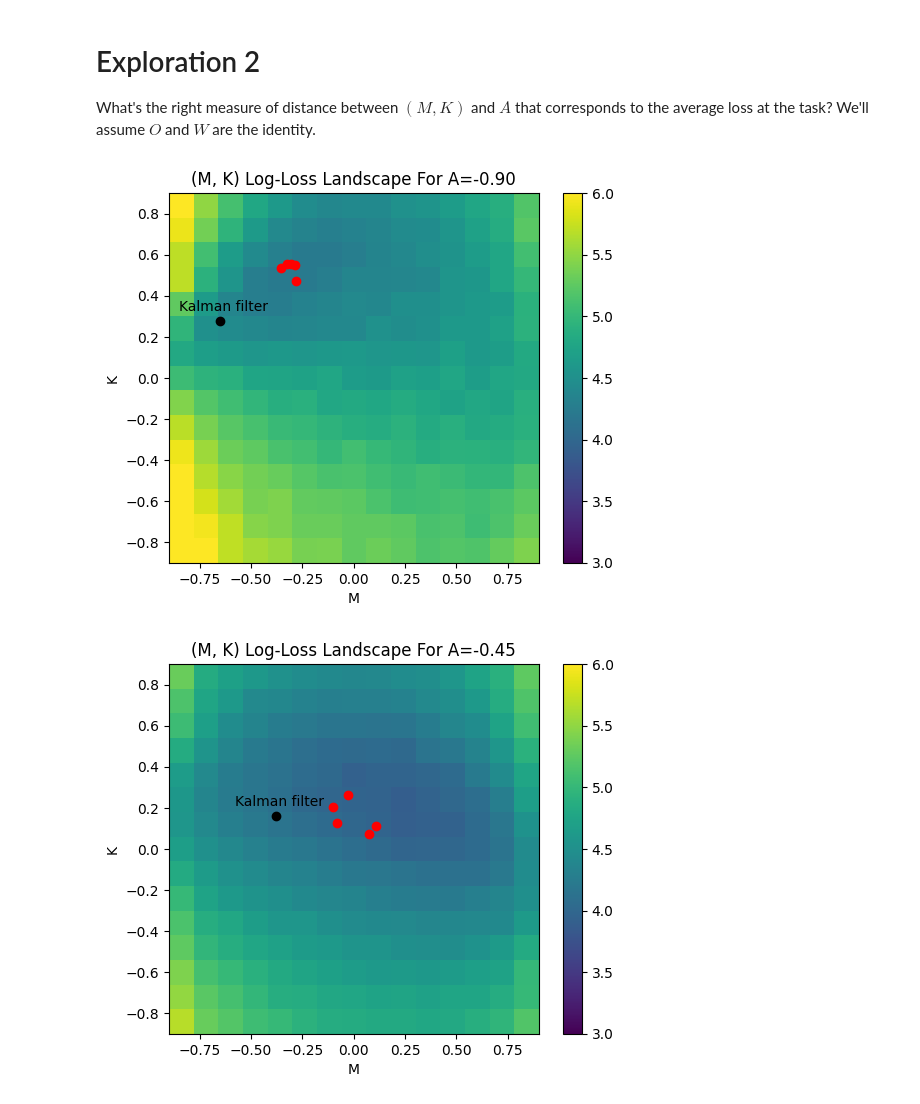
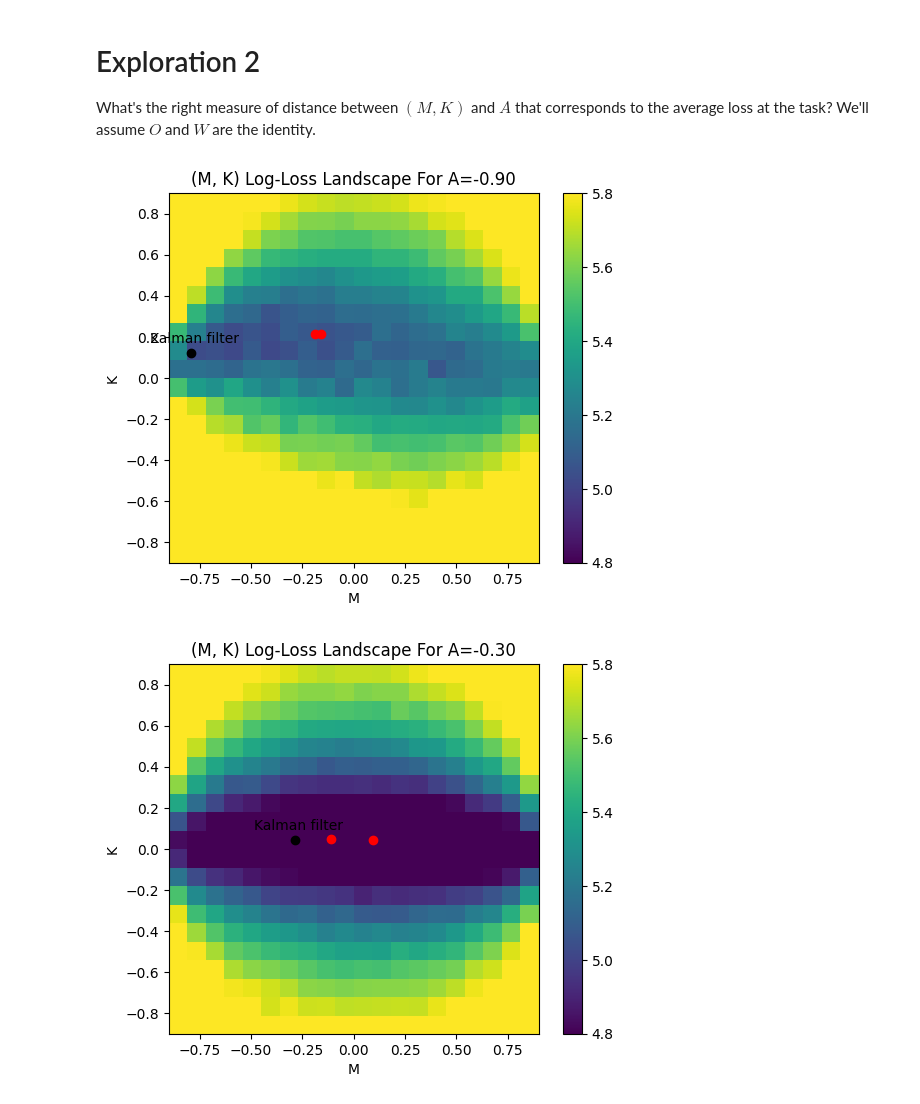
Before and after one commit to Kroiririoroirkk/cmu-project, a Jupyter notebook: LDS_exploration.ipynb, the cells around one changed output. Cells and saved outputs as stored; diff of their text form; code cells hidden in the pictures.

```diff
--- a/LDS_exploration.ipynb
+++ b/LDS_exploration.ipynb
@@ -73,18 +63,17 @@ print(K_infty)
 def test_M_landscape():
     distances = []
     losses = []
-    Mopt = A - K_infty@O@A
-    for _ in range(15):
+    for _ in range(5):
         M = mk_rand_matrix_envals(rng, envals=np.array([0.63, 0.63, 0.66]))
-        for i in tqdm.tqdm(range(15)):
-            c = i/20
-            M2 = (1-c)*M + c*Mopt
-            nn = NeuralNet(K_infty, M2, np.eye(3), x0)
-            Ls = nn.batch_test(100, rng, n, m, A, x0, Sigma_process, O, Sigma_obs, num_steps)
-            distances.append(calc_loss(M2, Mopt))
+        for i in tqdm.tqdm(range(5)):
+            c = i/5
+            M2 = (1-c)*M + c*kf.M_infty
+            nn = NeuralNet(kf.K_infty, M2, np.eye(3), proc.x0)
+            Ls = nn.batch_test(100, proc)
+            distances.append(calc_loss(M2, kf.M_infty))
             losses.append(np.mean(Ls))
     return distances, losses
 
-#distances, losses = test_M_landscape()
+distances, losses = test_M_landscape()
 # %%
 # Let's try plotting our results
@@ -172,13 +195,14 @@ num_trials_per = 40
 # %%
-def find_nn_values_A_M_K(num_nns=5):
+def find_nn_values_A_M_K(num_nns=2):
     mks = np.zeros((num_a_ticks,num_nns,2))
 
     for i, a_ in enumerate(np.linspace(-1*amk_range,amk_range,num_a_ticks)):
         A = np.array([[a_]])
         for j in tqdm.tqdm(range(num_nns)):
-            nn = NeuralNet(0.1*mk_rand_matrix(rng, n=1), 0.1*mk_rand_matrix(rng, n=1), np.eye(1), x0)
-            nn.train_until_converge(1e-6, 200, num_trials_per, rng, n, m, A, x0, Sigma_process, O,
-                                    Sigma_obs, num_steps, print_loss=False, progress_bar=False)
+            proc = create_1d_process(rng, A)
+            nn = NeuralNet(0.1*mk_rand_matrix(rng, n=1), 0.1*mk_rand_matrix(rng, n=1), np.eye(1), proc.x0)
+            nn.train_until_converge(5e-7, 1000, num_trials_per, proc,
+                                    print_loss=False, progress_bar=False)
             mks[i,j,0] = nn.M[0,0]
             mks[i,j,1] = nn.K[0,0]
 
@@ -196,37 +220,39 @@ def test_A_M_K_loss_landscape():
                 A = np.array([[a_]])
                 M = np.array([[m_]])
                 K = np.array([[k_]])
-                nn = NeuralNet(M, K, W, x0)
-                Ls = nn.batch_test(batch_size, rng, n, m, A, x0, Sigma_process, O, Sigma_obs, num_steps)
+                proc = create_1d_process(rng, A)
+                nn = NeuralNet(M, K, W, proc.x0)
+                Ls = nn.batch_test(batch_size, proc)
                 losses[i1,i2,i3] = np.mean(Ls)
 
     return losses
 
 losses = test_A_M_K_loss_landscape()
 # %%
-norm = matplotlib.colors.Normalize(3, 6)
+norm = matplotlib.colors.Normalize(4.8, 5.8)
 for i1, a_ in enumerate(np.linspace(-1*amk_range,amk_range,num_a_ticks)):
-    A = np.array([[a_]])
-    _, K_infty = find_steady_state_kalman_parameters(n, m, A, Sigma_process, O, Sigma_obs)
-    M_infty = A - K_infty@O@A
 
     # Loss landscape
     c = plt.imshow(np.log10(losses[i1].T), origin='lower', extent=(-1*amk_range,amk_range,-1*amk_range,amk_range), norm=norm)
     plt.xlabel('M')
     plt.ylabel('K')
 
     # Where does the Kalman filter fall?
-    plt.plot(M_infty, K_infty, color='black', marker='o')
-    plt.annotate('Kalman filter', (M_infty, K_infty), xytext=(M_infty-0.2,K_infty+0.05), color='black')
+    A = np.array([[a_]])
+    proc = create_1d_process(rng, A)
+    kf = SteadyStateKalmanFilter(proc)
+    plt.plot(kf.M_infty, kf.K_infty, color='black', marker='o')
+    plt.annotate('Kalman filter', (kf.M_infty, kf.K_infty),
+                 xytext=(kf.M_infty-0.2, kf.K_infty+0.05), color='black')
 
     # What about the RNNs?
     plt.scatter(mks[i1,:,0], mks[i1,:,1], color='red', marker='o')
 
     plt.title(f'(M, K) Log-Loss Landscape For A={a_:.2f}')
     plt.xlim(-1*amk_range, amk_range)
     plt.ylim(-1*amk_range, amk_range)
     plt.colorbar(c)
     plt.show()
 # %% [output]
-[figure, old version]
+[figure, new version]
-[figure, old version]
+[figure, new version]
```
Also changed, not shown: parts of 13 cells of this notebook, 3 other files.
